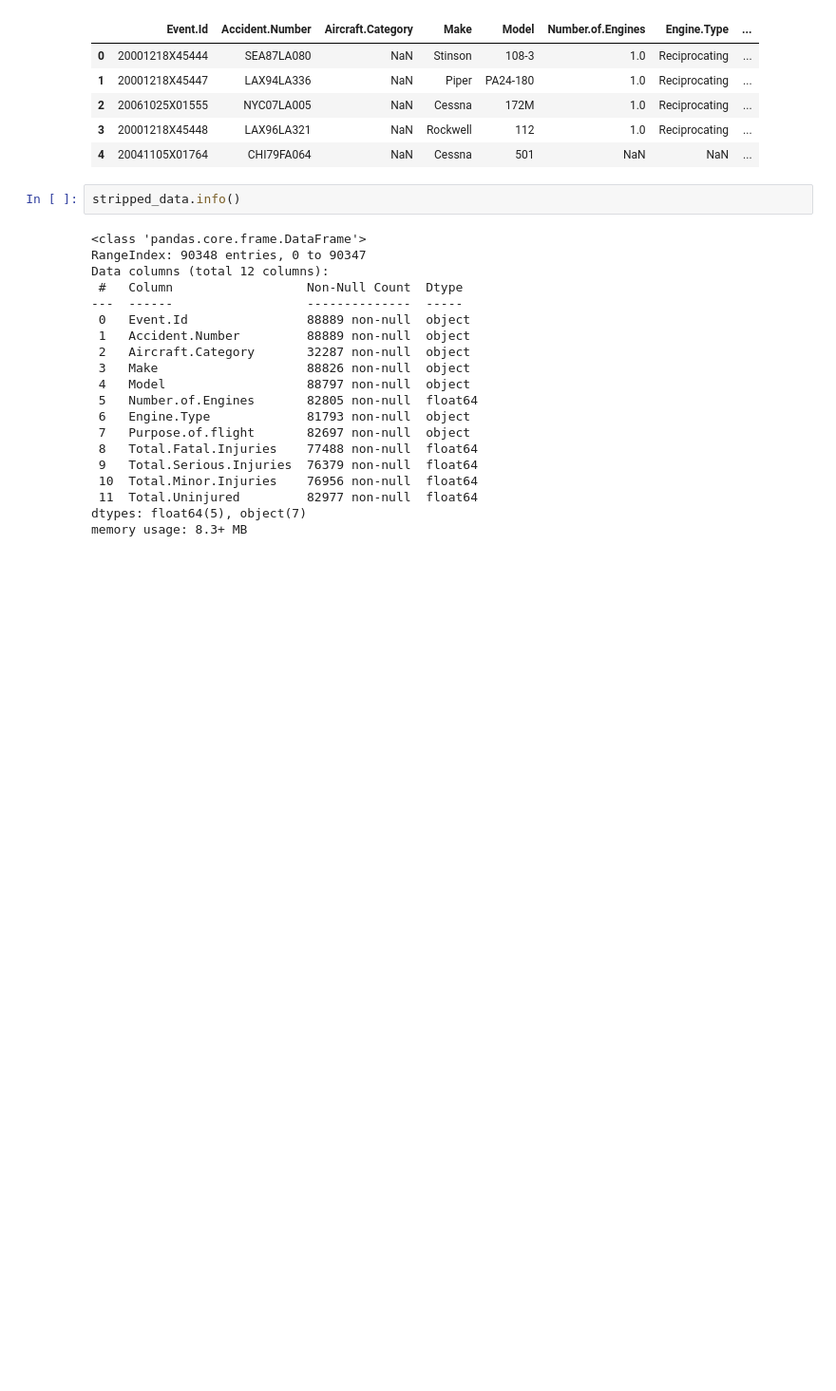
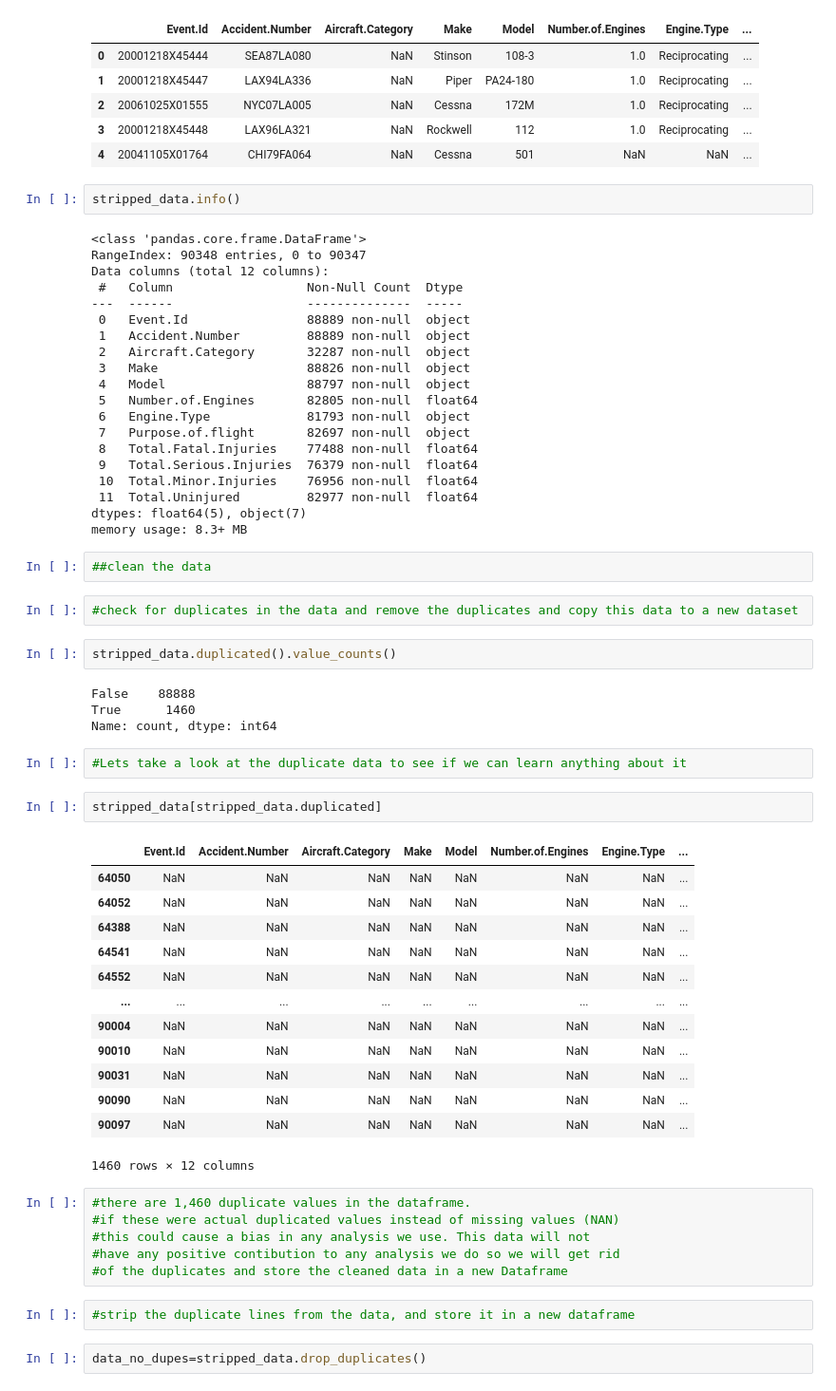
Before and after one commit to AndrewReusche/dsc-phase-1-project-v3, a Jupyter notebook: student.ipynb, the cells around one changed output. Shown at 95% size. Saved outputs shown, nothing was run; the diff lists cells and outputs as text; blank space fills up the shorter version.

Commit message:
removed all duplicate rows from the data frame

```diff
--- a/student.ipynb
+++ b/student.ipynb
@@ -532,3 +532,41 @@ Data columns (total 12 columns):
  11  Total.Uninjured         82977 non-null  float64
 dtypes: float64(5), object(7)
 memory usage: 8.3+ MB
+# %%
+##clean the data
+# %%
+#check for duplicates in the data and remove the duplicates and copy this data to a new dataset
+# %%
+stripped_data.duplicated().value_counts()
+# %% [output]
+False    88888
+True      1460
+Name: count, dtype: int64
+# %%
+#Lets take a look at the duplicate data to see if we can learn anything about it
+# %%
+stripped_data[stripped_data.duplicated]
+# %% [output]
+|  | Event.Id | Accident.Number | Aircraft.Category | Make | Model | Number.of.Engines | Engine.Type | ... |
+| 64050 | NaN | NaN | NaN | NaN | NaN | NaN | NaN | ... |
+| 64052 | NaN | NaN | NaN | NaN | NaN | NaN | NaN | ... |
+| 64388 | NaN | NaN | NaN | NaN | NaN | NaN | NaN | ... |
+| 64541 | NaN | NaN | NaN | NaN | NaN | NaN | NaN | ... |
+| 64552 | NaN | NaN | NaN | NaN | NaN | NaN | NaN | ... |
+| ... | ... | ... | ... | ... | ... | ... | ... | ... |
+| 90004 | NaN | NaN | NaN | NaN | NaN | NaN | NaN | ... |
+| 90010 | NaN | NaN | NaN | NaN | NaN | NaN | NaN | ... |
+| 90031 | NaN | NaN | NaN | NaN | NaN | NaN | NaN | ... |
+| 90090 | NaN | NaN | NaN | NaN | NaN | NaN | NaN | ... |
+| 90097 | NaN | NaN | NaN | NaN | NaN | NaN | NaN | ... |
+1460 rows × 12 columns
+# %%
+#there are 1,460 duplicate values in the dataframe.
+#if these were actual duplicated values instead of missing values (NAN)
+#this could cause a bias in any analysis we use. This data will not
+#have any positive contibution to any analysis we do so we will get rid
+#of the duplicates and store the cleaned data in a new Dataframe
+# %%
+#strip the duplicate lines from the data, and store it in a new dataframe
+# %%
+data_no_dupes=stripped_data.drop_duplicates()
```
Also changed, not shown: parts of 2 cells of this notebook.
